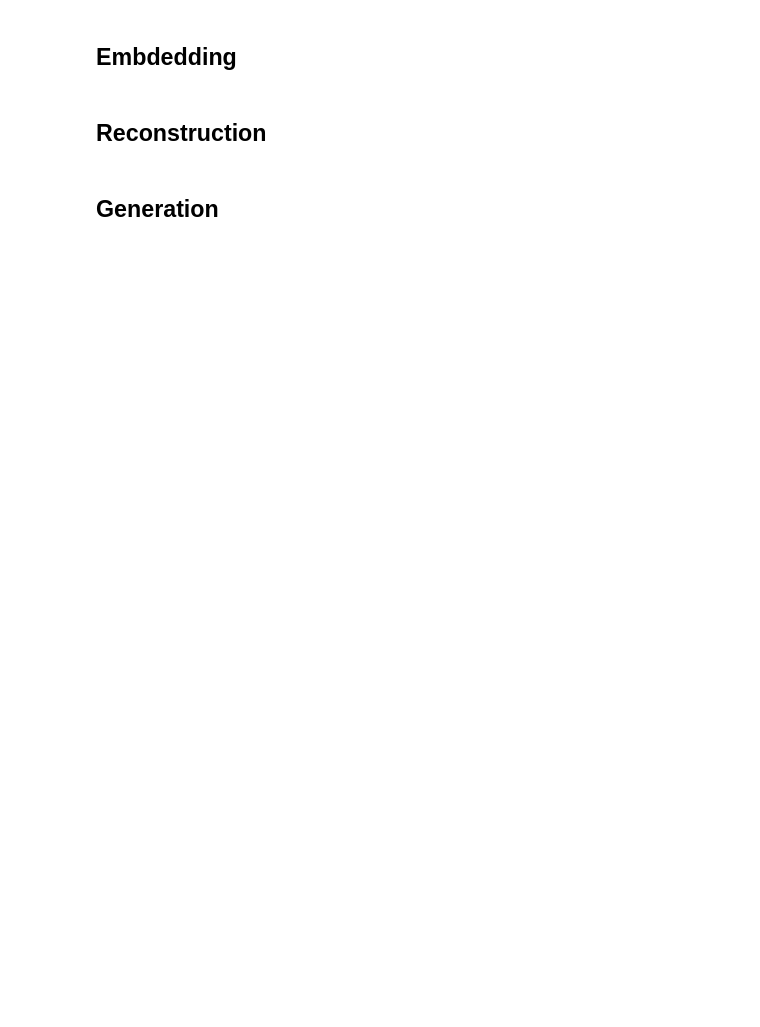
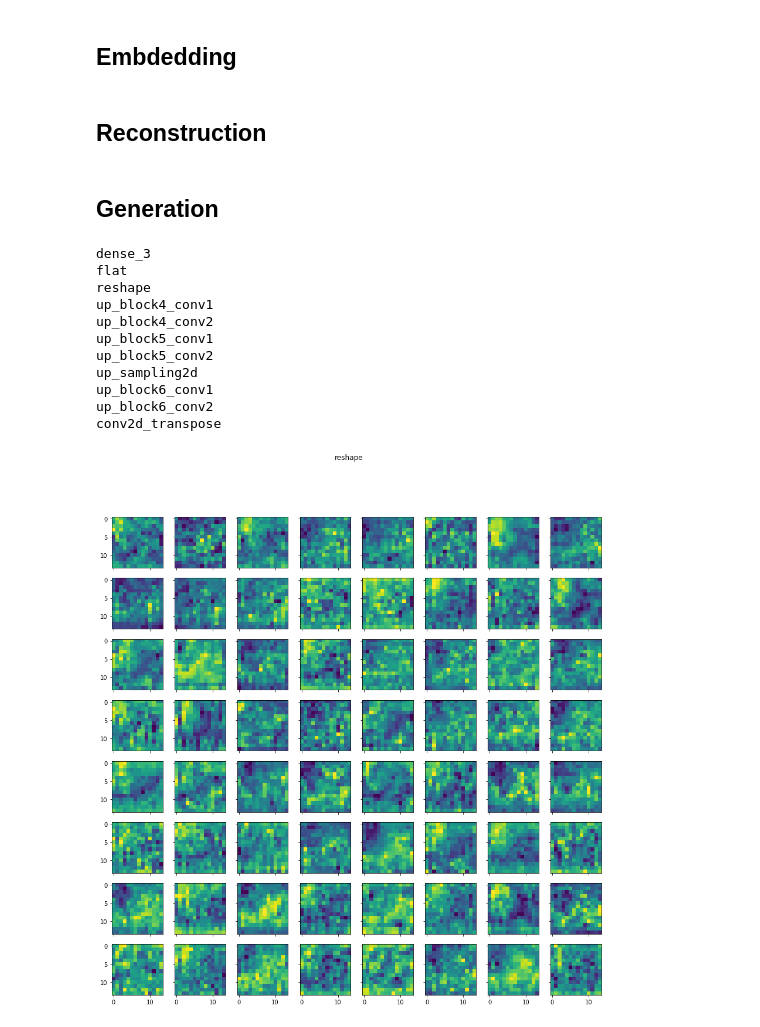
Before and after one commit to nderus/HistoDL, a Jupyter notebook: toy2.ipynb, the cells around one changed output. Drawn from its saved outputs; the diff is of its cells as text; code cells hidden in the pictures; blank space fills up the shorter version.

Commit message:
toy activations

```diff
--- a/toy2.ipynb
+++ b/toy2.ipynb
@@ -510,0 +753,12 @@ plot_generated_images(generated_images,n,n)
+# %%
+
+model = cvae.decoder
+# %%
+from keras.preprocessing import image
+test = test_x[0]
+plt.imshow(test)
+test = image.img_to_array(test)
+test = np.expand_dims(test, axis=0)
+test.shape
+test_label = test_y_one_hot[0]
+img_tensor = [test, test_label]
@@ -510,0 +790,16 @@ plot_generated_images(generated_images,n,n)
+# %%
+# This will return a list of 5 Numpy arrays:
+# one array per layer activation
+if 'encoder' in model.name:
+    input_img, input_label, conditional_input = cvae.conditional_input(img_tensor)
+    activations = activation_model.predict(conditional_input) #for encoder
+
+if 'decoder' in model.name:
+    input_img, input_label, conditional_input = cvae.conditional_input(img_tensor)
+    input_label = np.expand_dims(input_label, axis=0)
+    z_mean, z_log_var = cvae.encoder(conditional_input)
+    z_cond = cvae.sampling(z_mean, z_log_var, input_label)
+
+    activations = activation_model.predict(z_cond) #for decoder
+
+len(activations)
@@ -510,0 +859,5 @@ plot_generated_images(generated_images,n,n)
+# %%
+for activation, name in zip(activations[0:], layer_names[0:]):
+
+    print(name)
+    print(activation.shape)
@@ -510,0 +870,17 @@ plot_generated_images(generated_images,n,n)
+# %%
+for counter, (activation, name) in enumerate(zip(activations[0:], layer_names[0:])):
+    print(name)
+    plot_filters(activation, name, counter)
+# %% [output]
+dense_3
+flat
+reshape
+up_block4_conv1
+up_block4_conv2
+up_block5_conv1
+up_block5_conv2
+up_sampling2d
+up_block6_conv1
+up_block6_conv2
+conv2d_transpose
+[figure, added]
```
Also changed, not shown: parts of 34 cells of this notebook, 3 other files.
